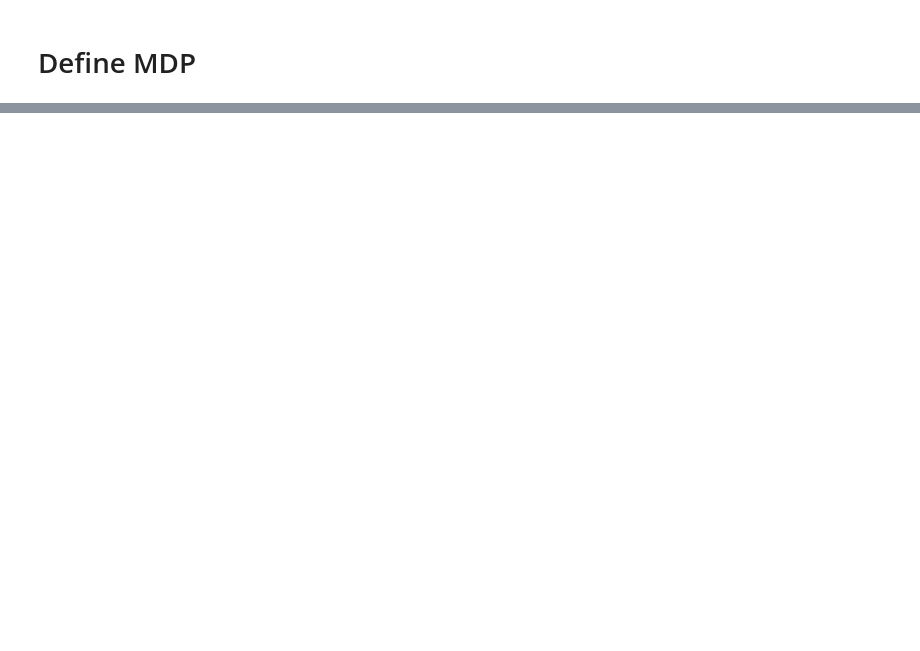
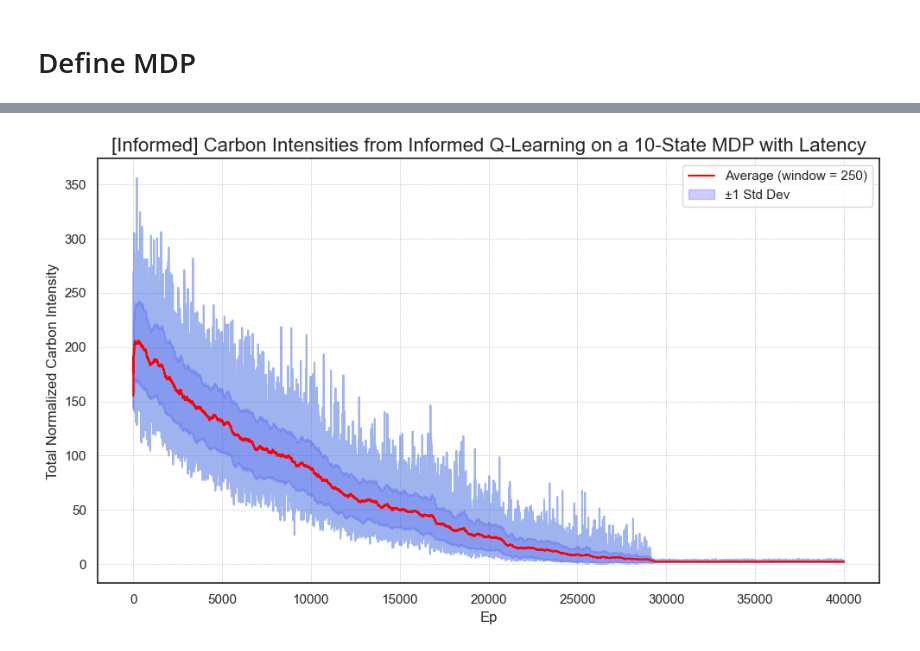
Before and after one commit to justinband/green-scheduling, a Jupyter notebook: q-learn-latency.ipynb, the cells around one changed output, grey strips where cells are left out. Drawn from its saved outputs; the diff is of its cells as text; code cells hidden in the pictures; blank space fills up the shorter version.

```diff
--- a/q-learn-latency.ipynb
+++ b/q-learn-latency.ipynb
@@ -70,0 +65,3 @@ q_learn_mdp.plot_rewards(title=f"Total Energy Cost in {NUM_STATES}-State MDP wit
+# %%
+informed_q_learn = QLearn(mdp, epsilon=EPSILON, episodes=EPISODES, alpha=ALPHA)
+informed_q_learn.reset()
@@ -70,0 +70,9 @@ q_learn_mdp.plot_rewards(title=f"Total Energy Cost in {NUM_STATES}-State MDP wit
+# %%
+losses = []
+inf_policies = []
+for i in range(ITERATIONS):
+    print(f"Iteration {i}, Seed {SEEDS[i]}")
+    l, p = informed_q_learn.execute_informed(seed=SEEDS[i])
+    losses.append(l)
+    inf_policies.append(p)
+avg_inf_losses = np.mean(losses, axis=0)
@@ -70,0 +93,9 @@ q_learn_mdp.plot_rewards(title=f"Total Energy Cost in {NUM_STATES}-State MDP wit
+# %%
+informed_q_learn.plot_losses(
+    losses=avg_inf_losses,
+    window=250,
+    title=f"[Informed] Carbon Intensities from Informed Q-Learning on a {NUM_STATES}-State MDP with Latency",
+    xaxis_title="Ep",
+    yaxis_title="Total Normalized Carbon Intensity")
+# %% [output]
+[figure, added]
```
Also changed, not shown: parts of 24 cells of this notebook.
